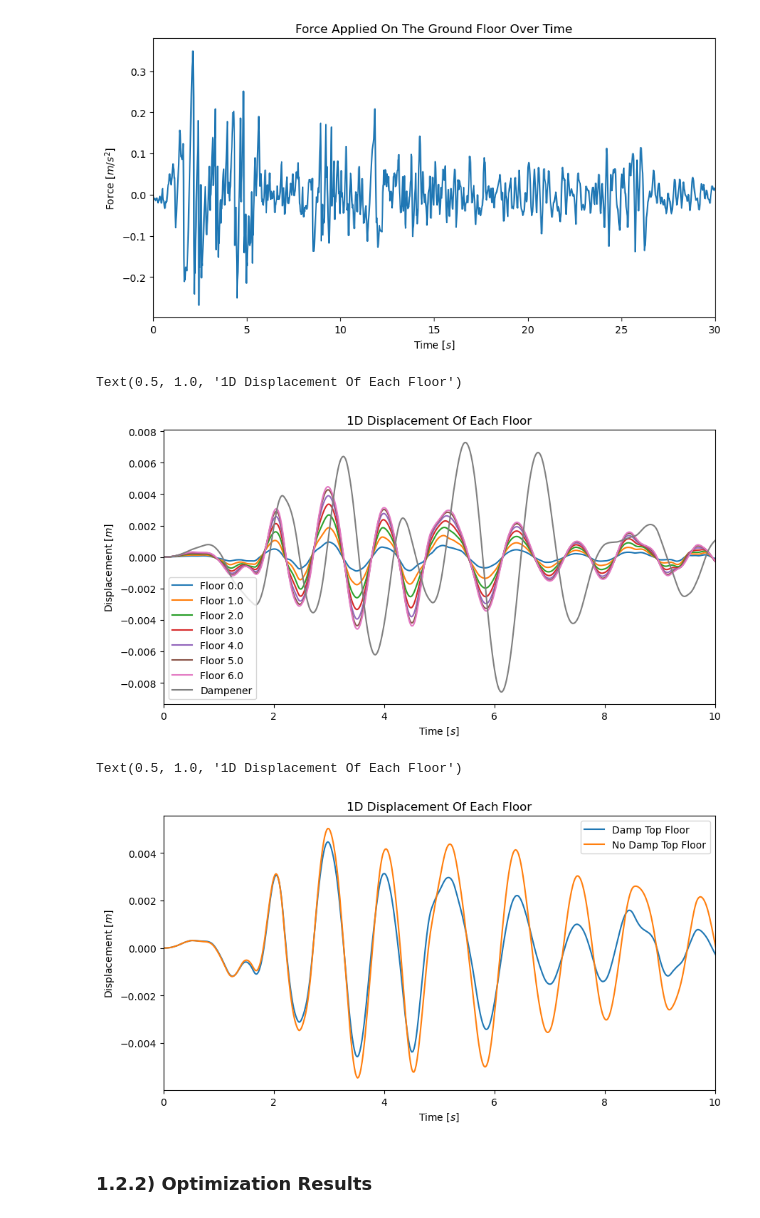
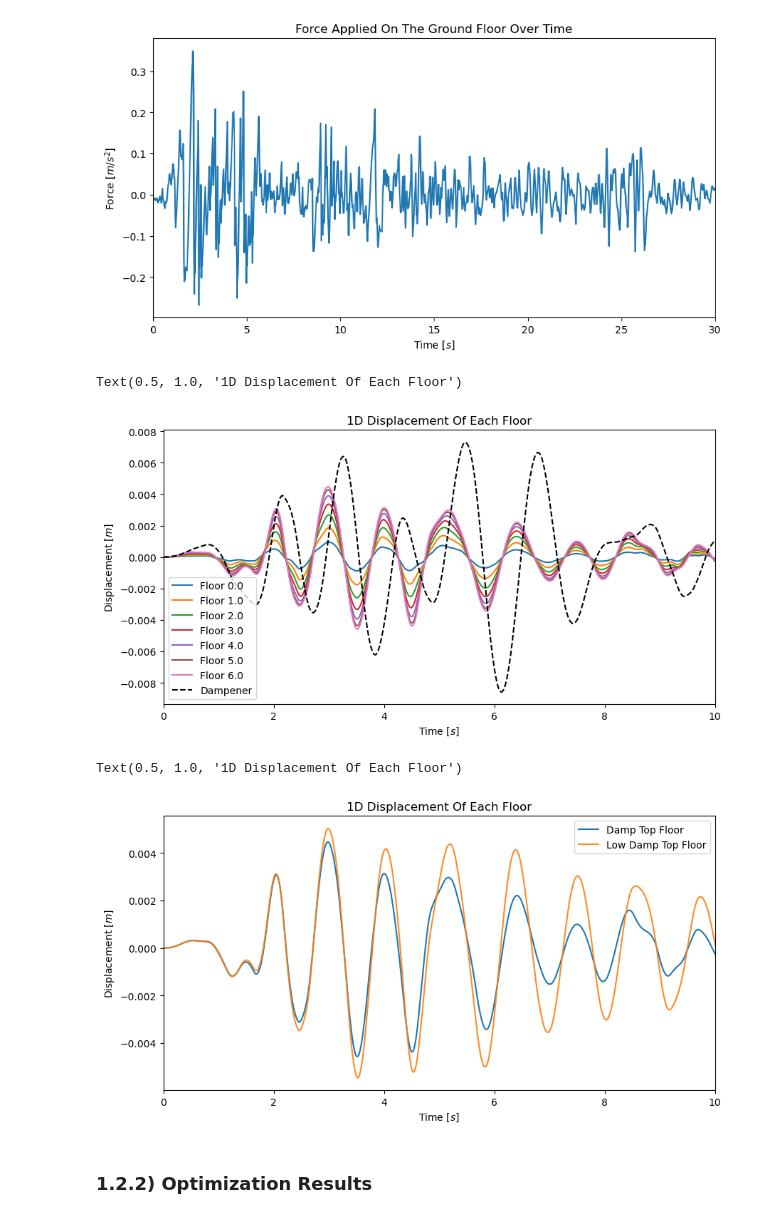
Before and after one commit to StevenVC/PHY480_semester_project, a Jupyter notebook: testing/project_notebook.ipynb, the cells around one changed output. Saved outputs shown, nothing was run; the diff lists cells and outputs as text; code cells hidden in the pictures.

```diff
--- a/testing/project_notebook.ipynb
+++ b/testing/project_notebook.ipynb
@@ -91,32 +94,34 @@ Text(0.5, 1.0, 'Force Applied On The Ground Floor Over Time')
 # %%
 fig, ax1 = plt.subplots()
 fig.set_size_inches(10,5)
 
 # plot floor displacement
 for i in range(len(data_damp[0])-2):
     if (i%2 == 0):
         ax1.plot(quake_data[:,0], data_damp[:,i], label=f'Floor {i/2}')
 
-ax1.plot(quake_data[:,0], data_damp[:,len(data_damp[0])-2], label='Dampener')
+ax1.plot(quake_data[:,0], data_damp[:,len(data_damp[0])-2],
+         label='Dampener', c='black', linestyle='--')
 
 ax1.set_xlim(0,10)
 
 ax1.legend()
 
 ax1.set_xlabel('Time [$s$]')
 ax1.set_ylabel('Displacement [$m$]')
 ax1.set_title('1D Displacement Of Each Floor')
 # %% [output]
 Text(0.5, 1.0, '1D Displacement Of Each Floor')
-[figure, old version]
+[figure, new version]
 # %%
 fig, ax1 = plt.subplots()
 fig.set_size_inches(10,5)
 
-# plot floor displacement
-
-ax1.plot(quake_data[:,0], data_damp[:,len(data_damp[0])-4], label=f'Damp Top Floor')
-ax1.plot(quake_data[:,0], data_no_damp[:,len(data_no_damp[0])-4], label=f'No Damp Top Floor')
+# plot top floor displacement for the cases where there is dampenign and low dampening
+ax1.plot(quake_data[:,0], data_damp[:,len(data_damp[0])-4],
+         label=f'Damp Top Floor')
+ax1.plot(quake_data[:,0], data_no_damp[:,len(data_no_damp[0])-4],
+         label=f'Low Damp Top Floor', alpha=0.9)
 
 ax1.set_xlim(0,10)
 
@@ -127,6 +132,6 @@ ax1.set_ylabel('Displacement [$m$]')
 ax1.set_title('1D Displacement Of Each Floor')
 # %% [output]
 Text(0.5, 1.0, '1D Displacement Of Each Floor')
-[figure, old version]
+[figure, new version]
 # %% [markdown]
 ### 1.2.2) Optimization Results
```
Also changed, not shown: parts of 2 cells of this notebook, 3 other files.
